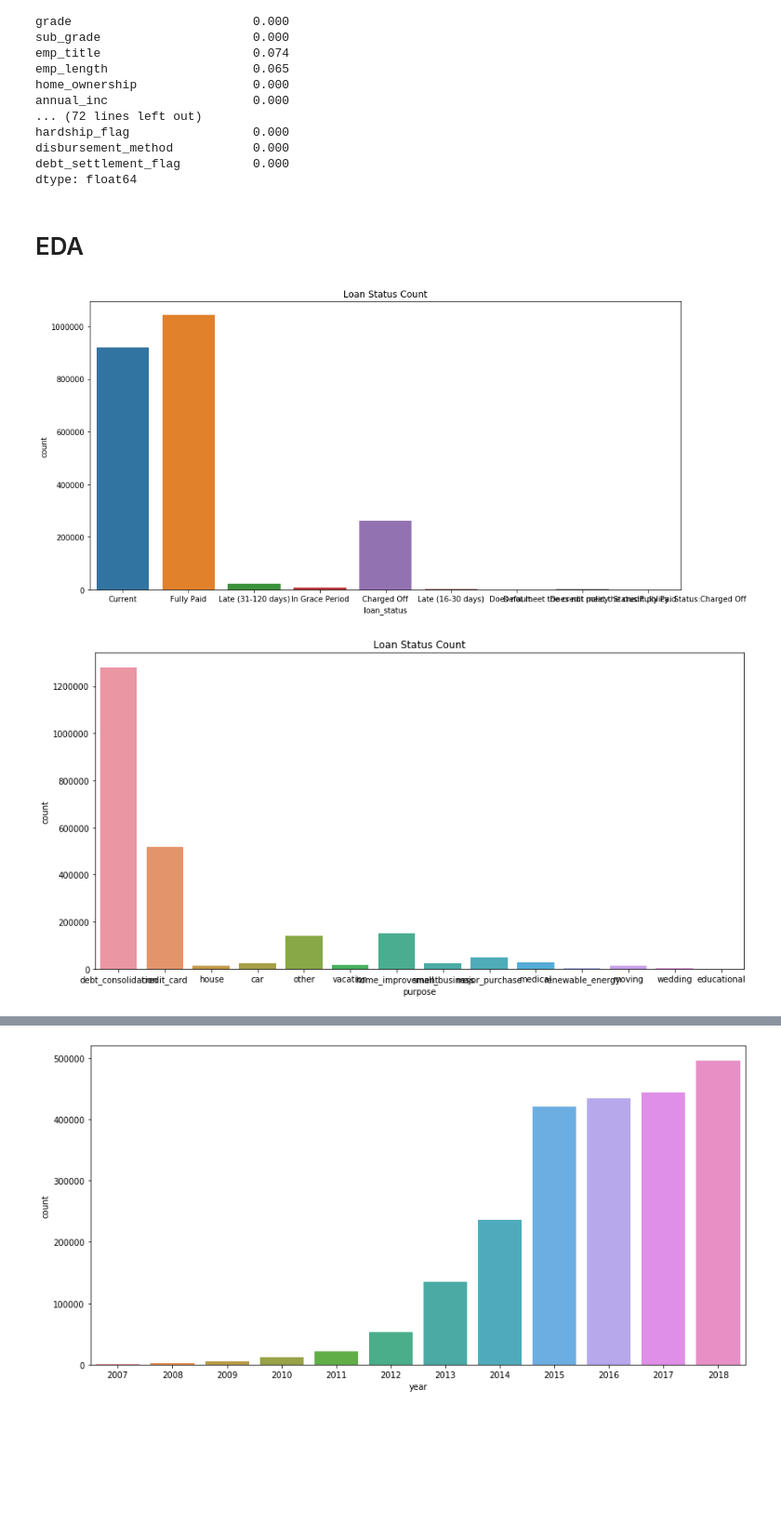
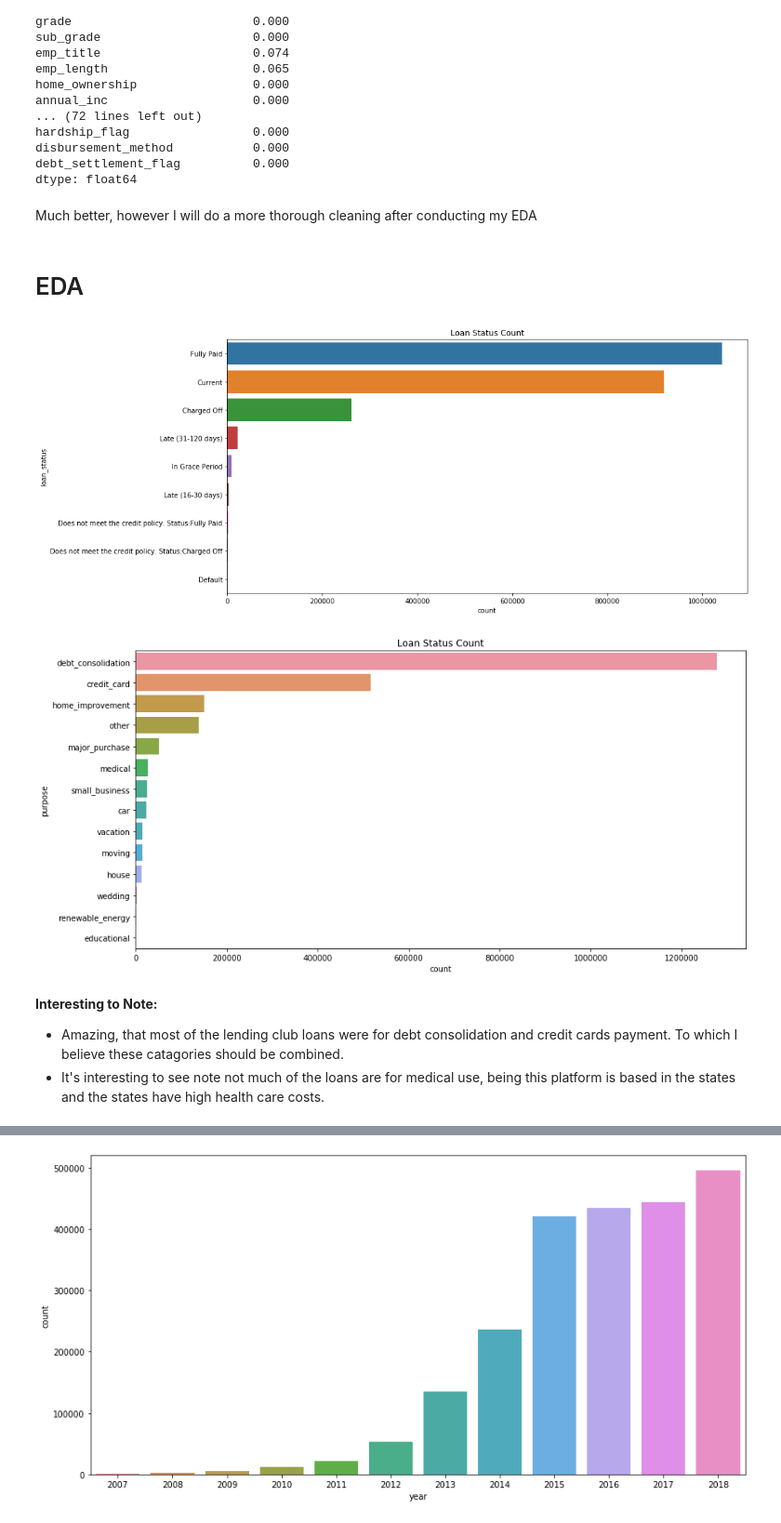
Before and after one commit to andrewhnberry/Identifying-bad-debt, a Jupyter notebook: Part 1 - Exploratory Data Analysis.ipynb, the cells around one changed output, grey strips where cells are left out. Shown: that part at 93% size. Saved outputs shown, nothing was run; the diff lists cells and outputs as text; code cells hidden in the pictures; blank space fills up the shorter version.

```diff
--- a/Part 1 - Exploratory Data Analysis.ipynb
+++ b/Part 1 - Exploratory Data Analysis.ipynb
@@ -15,5 +15,5 @@ import matplotlib.pyplot as plt
 #other visualzation packages
 import seaborn as sns
 # %%
-df = pd.read_csv('data/loan.csv')
+df = pd.read_csv('/Users/andrewberry/Downloads/lending-club-loan-data/loan.csv', low_memory=False)
 # %%
@@ -238,25 +223,30 @@ hardship_flag                 0.000
 disbursement_method           0.000
 debt_settlement_flag          0.000
 dtype: float64
+# %% [markdown]
+Much better, however I will do a more thorough cleaning after conducting my EDA
 # %% [markdown]
 # EDA
 # %%
 #Lets beging my looking at the loan status.
-
 plt.figure(figsize = (14,7))
-sns.countplot(x = df.loan_status, data = df)
+sns.countplot(y = df.loan_status, data = df, order = df.loan_status.value_counts().index)
 plt.title("Loan Status Count")
 plt.show()
 # %% [output]
-[figure, old version]
+[figure, new version]
 # %%
 #Let's look at the purpose of these loans
 plt.figure(figsize = (14,7))
-sns.countplot(x = df.purpose, data = df)
+sns.countplot(y = df.purpose, data = df, order = df.purpose.value_counts().index)
 plt.title("Loan Status Count")
 plt.show()
 # %% [output]
-[figure, old version]
+[figure, new version]
+# %% [markdown]
+**Interesting to Note:**
+* Amazing, that most of the lending club loans were for debt consolidation and credit cards payment. To which I believe these catagories should be combined.
+* It's interesting to see note not much of the loans are for medical use, being this platform is based in the states and the states have high health care costs.
 # %%
 #Let's look at the distribution of loan amounts
 plt.figure(figsize = (14,7))
```
Also changed, not shown: parts of 9 cells of this notebook, 4 other files.
